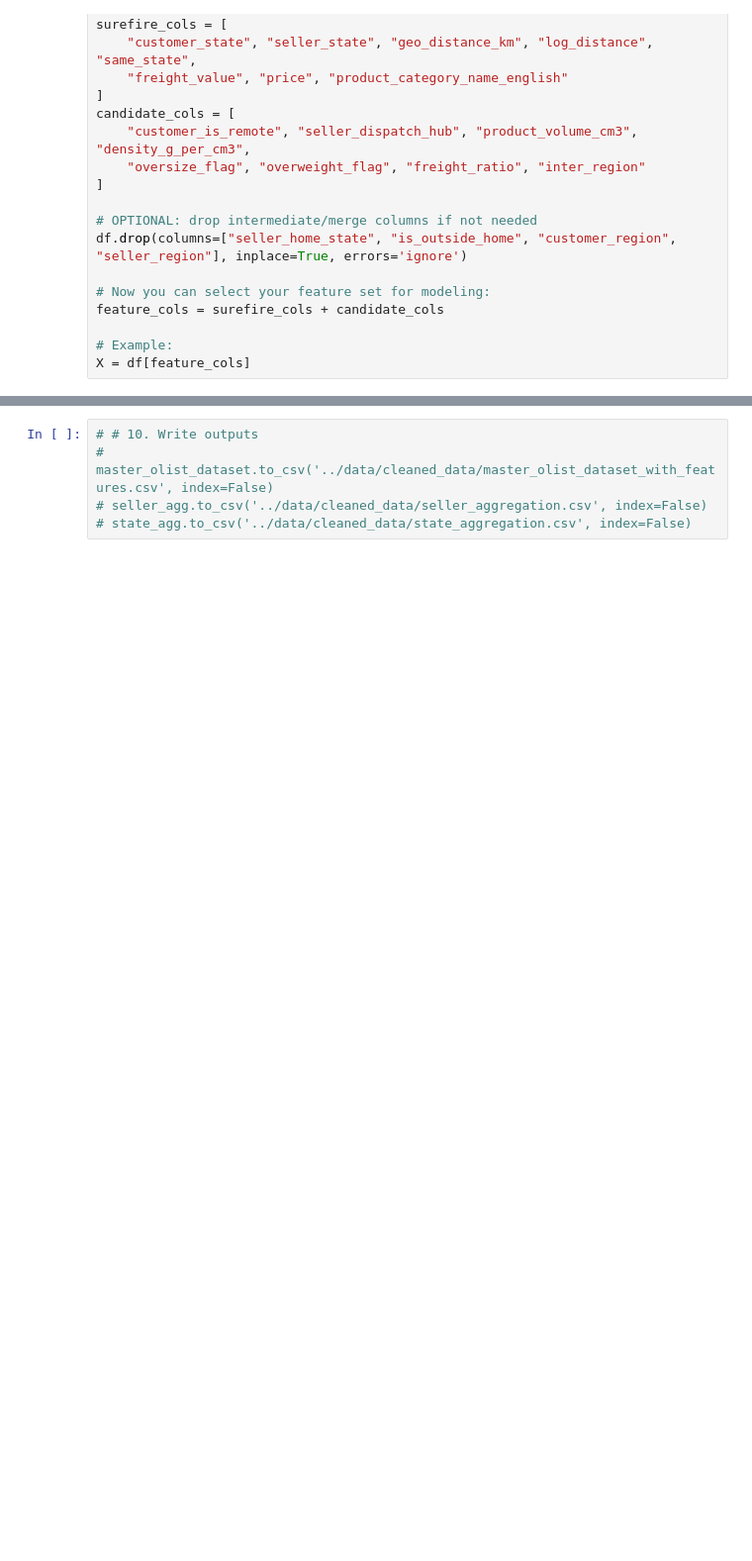
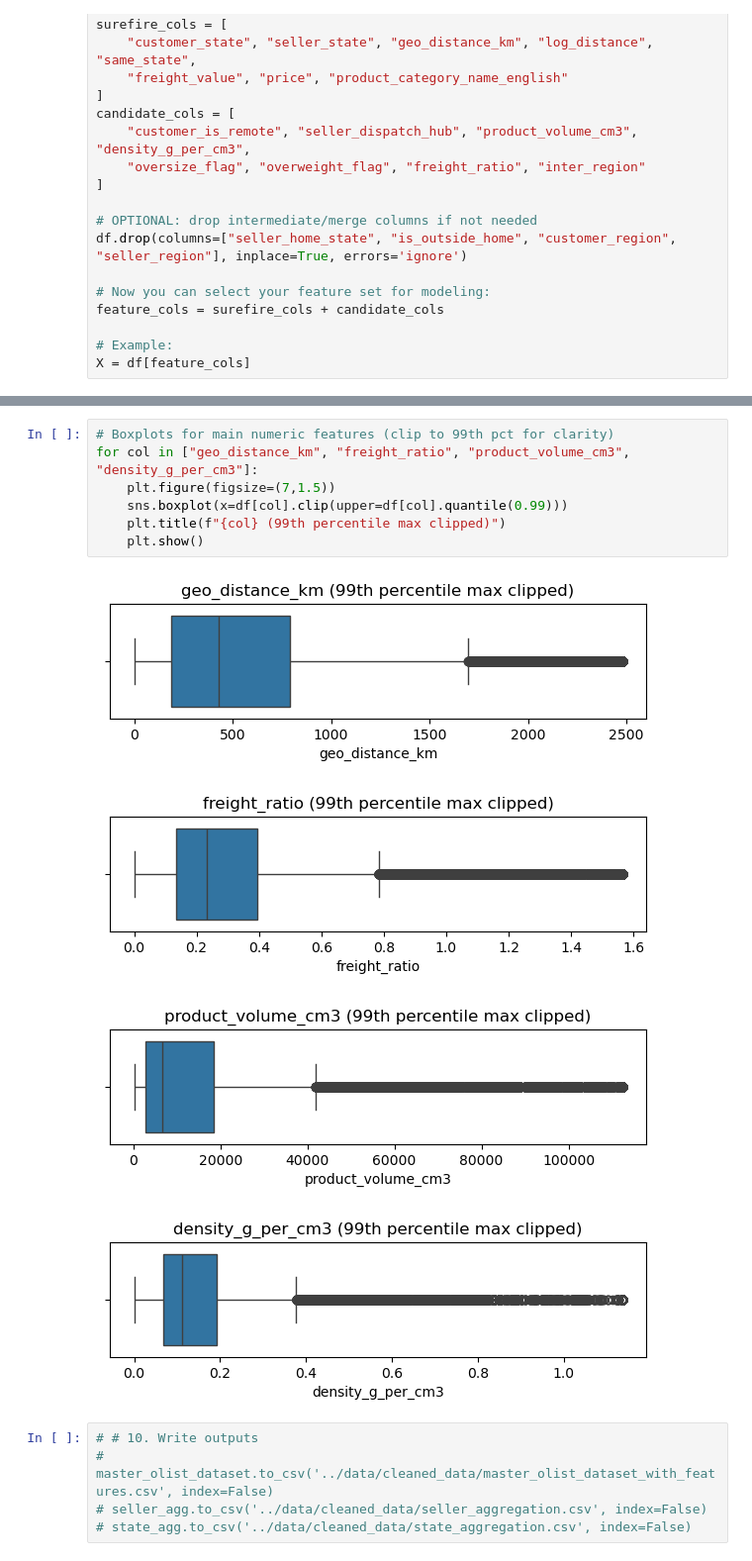
Before and after one commit to RioPramana21/Final-Project-Olist, a Jupyter notebook: preparation_notebooks/feature_engineering.ipynb, the cells around one changed output, grey strips where cells are left out. Shown at 99% size. Cells and saved outputs as stored; diff of their text form; blank space fills up the shorter version.

```diff
--- a/preparation_notebooks/feature_engineering.ipynb
+++ b/preparation_notebooks/feature_engineering.ipynb
@@ -481,3 +534,15 @@ X = df[feature_cols]
+# %%
+# Boxplots for main numeric features (clip to 99th pct for clarity)
+for col in ["geo_distance_km", "freight_ratio", "product_volume_cm3", "density_g_per_cm3"]:
+    plt.figure(figsize=(7,1.5))
+    sns.boxplot(x=df[col].clip(upper=df[col].quantile(0.99)))
+    plt.title(f"{col} (99th percentile max clipped)")
+    plt.show()
+# %% [output]
+[figure, added]
+[figure, added]
+[figure, added]
+[figure, added]
 # %%
 # # 10. Write outputs
 # master_olist_dataset.to_csv('../data/cleaned_data/master_olist_dataset_with_features.csv', index=False)
```
Also changed, not shown: parts of 1 cell of this notebook.
